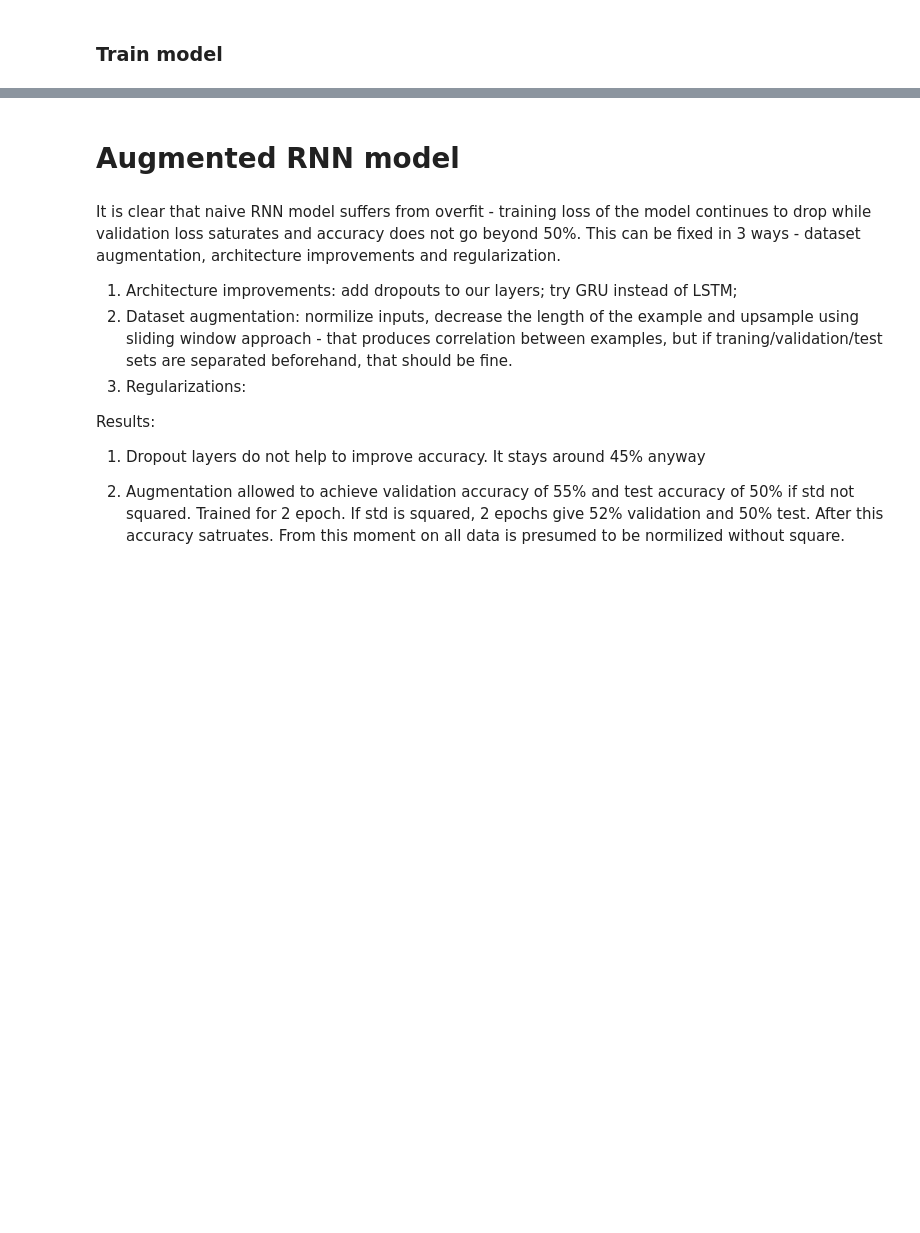
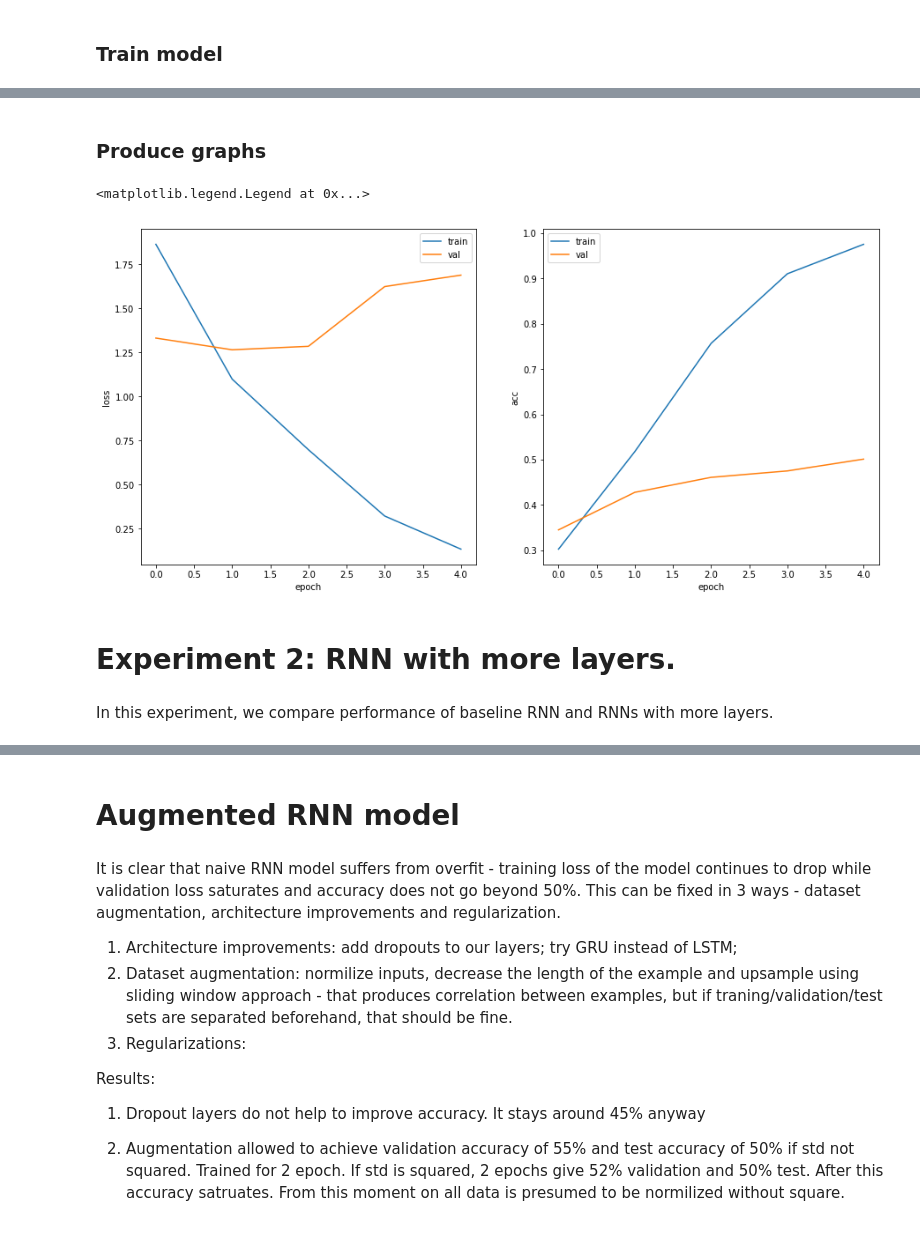
Before and after one commit to SlavaInder/C247_EEG_Recognition_Using_RNN, a Jupyter notebook: files/Simple RNN.ipynb, the cells around one changed output, grey strips where cells are left out. Drawn from its saved outputs; the diff is of its cells as text; code cells hidden in the pictures; blank space fills up the shorter version.

```diff
--- a/files/Simple RNN.ipynb
+++ b/files/Simple RNN.ipynb
@@ -220,27 +116,20 @@ keras.backend.clear_session()
 naive_rnn_input = layers.Input(shape=(22, 1000))
 # conv across channels?
 p1 = layers.Permute((2, 1))(naive_rnn_input)
-lstm1 = layers.LSTM(128, return_sequences=True)(p1)
-lstm2 = layers.LSTM(128, return_sequences=True)(lstm1)
-d2 = layers.Dense(128, activation="elu")(lstm2)
-f2 = layers.Flatten()(d2)
+lstm1 = layers.LSTM(64, return_sequences=True)(p1)
+lstm2 = layers.LSTM(64, return_sequences=True)(lstm1)
+f2 = layers.Flatten()(lstm2)
+d2 = layers.Dense(64, activation="elu")(f2)
 
 # output
-naive_rnn_output = layers.Dense(4, activation="softmax")(f2)
+naive_rnn_output = layers.Dense(4, activation="softmax")(d2)
 # %% [markdown]
 ### Compile model
 # %%
-# implement learning rate decay
-initial_learning_rate = 1e-3
-lr_schedule = keras.optimizers.schedules.ExponentialDecay(initial_learning_rate,
-                                                          decay_steps=1692,
-                                                          decay_rate=0.5,
-                                                          staircase=True)
-
 # save model with the best accuracy
-naive_rnn_callbacks = [
+checkpoint_callback = [
     keras.callbacks.ModelCheckpoint(
-        filepath='./model_checkpoints/naive_rnn',
+        filepath='./model_checkpoints/naive_rnn_1000',
         # Path where to save the model
         # The two parameters below mean that we will overwrite
         # the current checkpoint if and only if
@@ -252,7 +141,7 @@ naive_rnn_callbacks = [
 
 
 naive_rnn_model = keras.Model(inputs = naive_rnn_input, outputs = naive_rnn_output, name="naive_rnn_model")
-naive_rnn_model.compile(optimizer=keras.optimizers.Adam(learning_rate=lr_schedule),
+naive_rnn_model.compile(optimizer="Adam",
                         loss="sparse_categorical_crossentropy",
                         metrics=["acc"])
 # %%
@@ -280,6 +169,6 @@ _________________________________________________________________
 # %%
 naive_rnn_model_loss_hist = naive_rnn_model.fit(X_train, y_train,
                                                 validation_data = (X_valid, y_valid),
-                                                epochs = 3,
-                                                callbacks=naive_rnn_callbacks)
+                                                epochs = 5,
+                                                callbacks=checkpoint_callback)
 # %% [output]
@@ -293,0 +193,26 @@ print('Naive RNN model test acc:', best_rnn_model_results[1])
+# %% [markdown]
+### Produce graphs
+# %%
+hist = naive_rnn_model_loss_hist.history
+
+plt.figure(figsize=(15, 7))
+plt.subplot(1, 2, 1)
+plt.plot(hist['loss'])
+plt.plot(hist['val_loss'])
+plt.ylabel('loss')
+plt.xlabel('epoch')
+plt.legend(['train', 'val'])
+
+plt.subplot(1, 2, 2)
+plt.plot(hist['acc'])
+plt.plot(hist['val_acc'])
+plt.ylabel('acc')
+plt.xlabel('epoch')
+plt.legend(['train', 'val'])
+# %% [output]
+<matplotlib.legend.Legend at 0x...>
+[figure, added]
+# %% [markdown]
+# Experiment 2: RNN with more layers.
+# %% [markdown]
+In this experiment, we compare performance of baseline RNN and RNNs with more layers.
```
Also changed, not shown: parts of 38 cells of this notebook, 10 other files.
